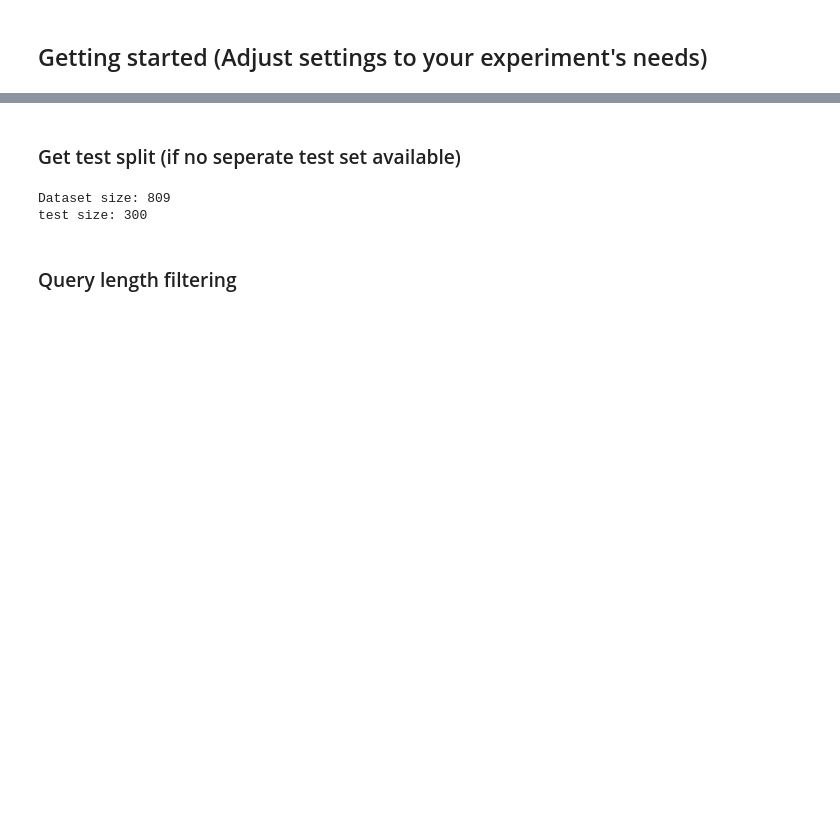
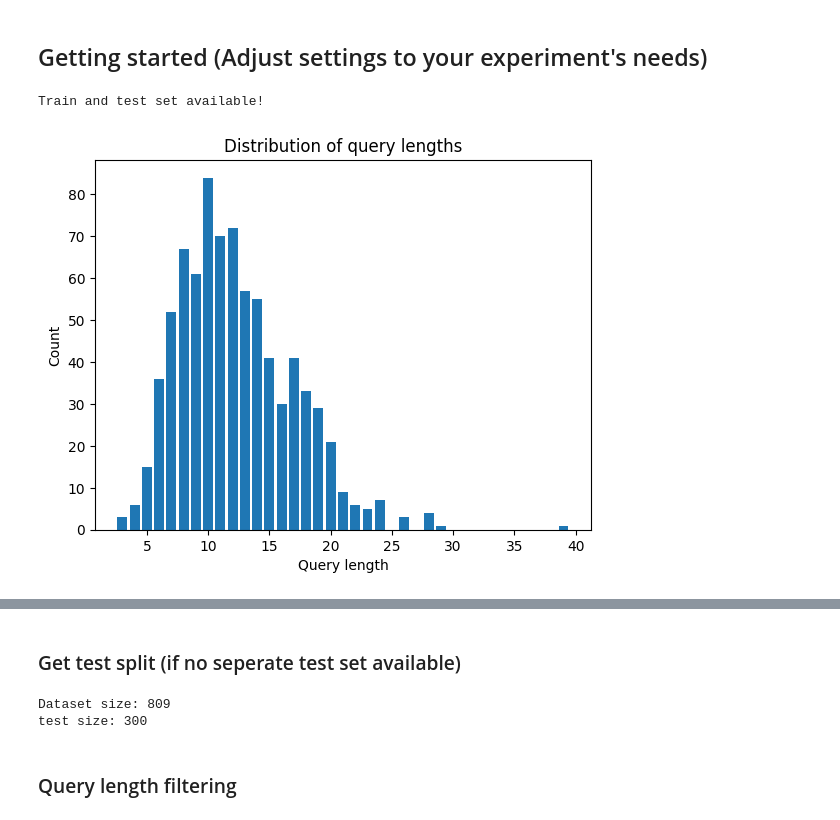
Before and after one commit to yulinchen03/IR-rankingmodels, a Jupyter notebook: IR-experiment.ipynb, the cells around one changed output, grey strips where cells are left out. Saved outputs shown, nothing was run; the diff lists cells and outputs as text; code cells hidden in the pictures; blank space fills up the shorter version.

Commit message:
Modified README and added some basic visualizations

```diff
--- a/IR-experiment.ipynb
+++ b/IR-experiment.ipynb
@@ -55,9 +55,34 @@ if 'train' in datasets[dataset_name]:
     docs, queries, qrels = GenericDataLoader(data_folder=data_path).load(split="train")
     docs_test, queries_test, qrels_test = GenericDataLoader(data_folder=data_path).load(split="test")
     train_available = True
+    print('Train and test set available!')
 else:
     # Load the dataset
     docs, queries, qrels = GenericDataLoader(data_folder=data_path).load(split="test")
+    print('Only test set available!')
+# %% [output]
+Train and test set available!
 # %%
 # Load the tokenizer
 tokenizer = AutoTokenizer.from_pretrained(model_name)
+# %%
+import matplotlib.pyplot as plt
+from collections import Counter
+
+text_lengths = [len(txt.split()) for txt in list(queries.values())]
+counts = Counter(text_lengths)
+text_lengths = list(set(text_lengths))
+
+counts = [counts[length] for length in text_lengths]
+# Create bar chart
+plt.bar(text_lengths, counts)
+
+# Add labels
+plt.xlabel("Query length")
+plt.ylabel("Count")
+plt.title("Distribution of query lengths")
+
+# Display plot
+plt.show()
+# %% [output]
+[figure, added]
```
Also changed, not shown: parts of 5 cells of this notebook, 2 other files.
